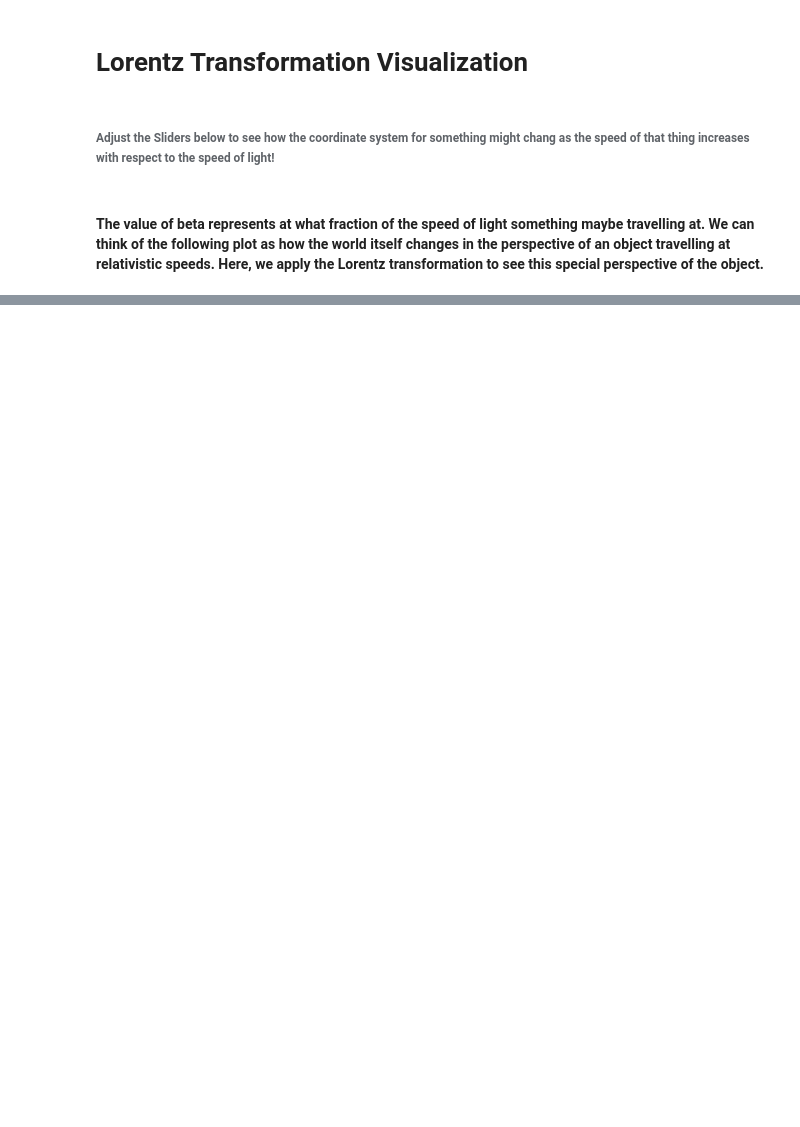
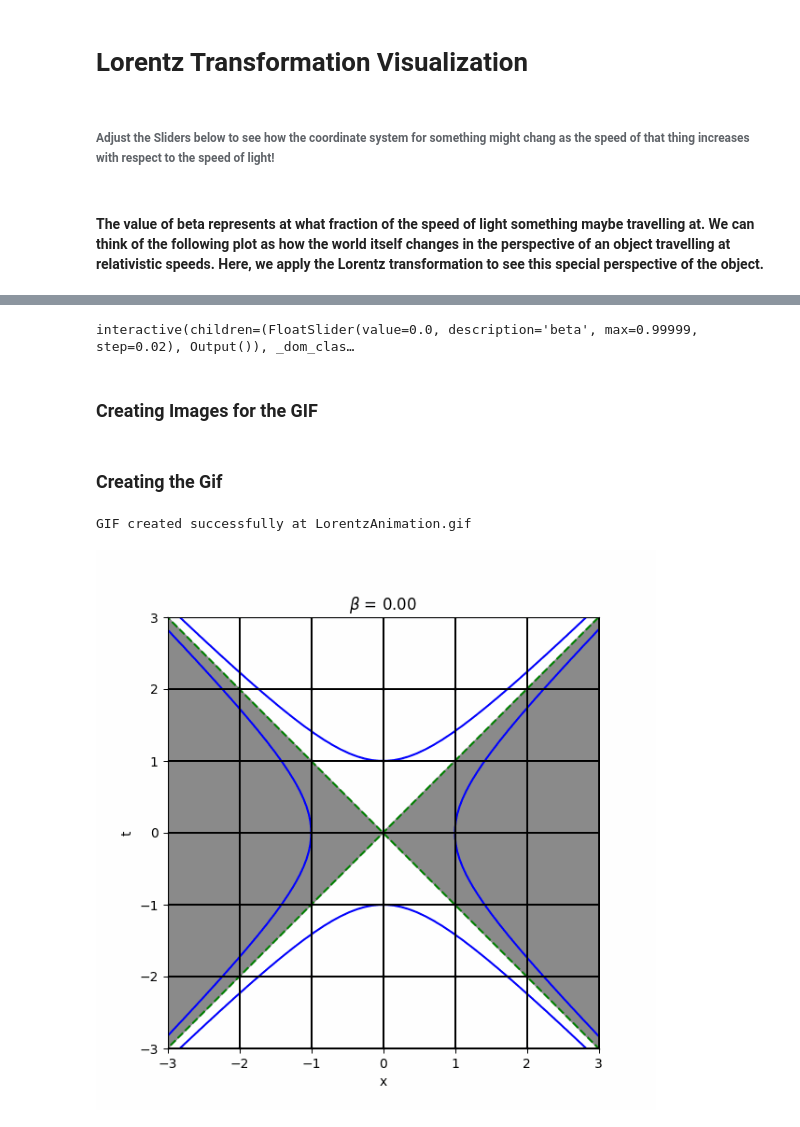
Before and after one commit to satyajitlion/PhysicsSimulations, a Jupyter notebook: Lorentz Transformation Visualization.ipynb, the cells around one changed output, grey strips where cells are left out. Saved outputs shown, nothing was run; the diff lists cells and outputs as text; code cells hidden in the pictures; blank space fills up the shorter version.

Commit message:
Added code to animate the Lorentz Transformation into a gif.

```diff
--- a/Lorentz Transformation Visualization.ipynb
+++ b/Lorentz Transformation Visualization.ipynb
@@ -75,0 +93,7 @@ interactive(children=(FloatSlider(value=0.0, description='beta', max=0.99999, st
+# %%
+#interactable slider
+interact(make_plot, beta = FloatSlider(min=0, max=0.99999, step=0.02, value=0.));
+# %% [output]
+interactive(children=(FloatSlider(value=0.0, description='beta', max=0.99999, step=0.02), Output()), _dom_clas…
+# %% [markdown]
+### Creating Images for the GIF
@@ -75,0 +104,43 @@ interactive(children=(FloatSlider(value=0.0, description='beta', max=0.99999, st
+# %% [markdown]
+### Creating the Gif
+# %%
+def create_gif(input_folder, output_file, duration=100, loop=0):
+    """
+    Create a GIF from a folder of images and display it in the notebook.
+
+    Parameters:
+        input_folder (str): Path to folder containing images
+        output_file (str): Path to save the GIF (e.g., 'output.gif')
+        duration (int): Duration between frames in milliseconds
+        loop (int): Number of loops (0 for infinite)
+    """
+    # Get all image files from the folder
+    images = []
+    for file_name in sorted(os.listdir(input_folder)):
+        if file_name.lower().endswith(('.png', '.jpg', '.jpeg', '.bmp', '.gif')):
+            file_path = os.path.join(input_folder, file_name)
+            images.append(Image.open(file_path))
+
+    # Save as GIF
+    if images:
+        images[0].save(
+            output_file,
+            save_all=True,
+            append_images=images[1:],
+            duration=duration,
+            loop=loop
+        )
+        print(f"GIF created successfully at {output_file}")
+
+        # Display the created GIF in the notebook
+        display(IPImage(filename=output_file))
+    else:
+        print("No images found in the folder")
+# %%
+# Folder directory
+input_folder = "LorentzImages"
+output_gif = "LorentzAnimation.gif"
+create_gif(input_folder, output_gif, duration=200, loop=0)
+# %% [output]
+GIF created successfully at LorentzAnimation.gif
+[figure, added]
```
Also changed, not shown: parts of 7 cells of this notebook, 51 other files.
